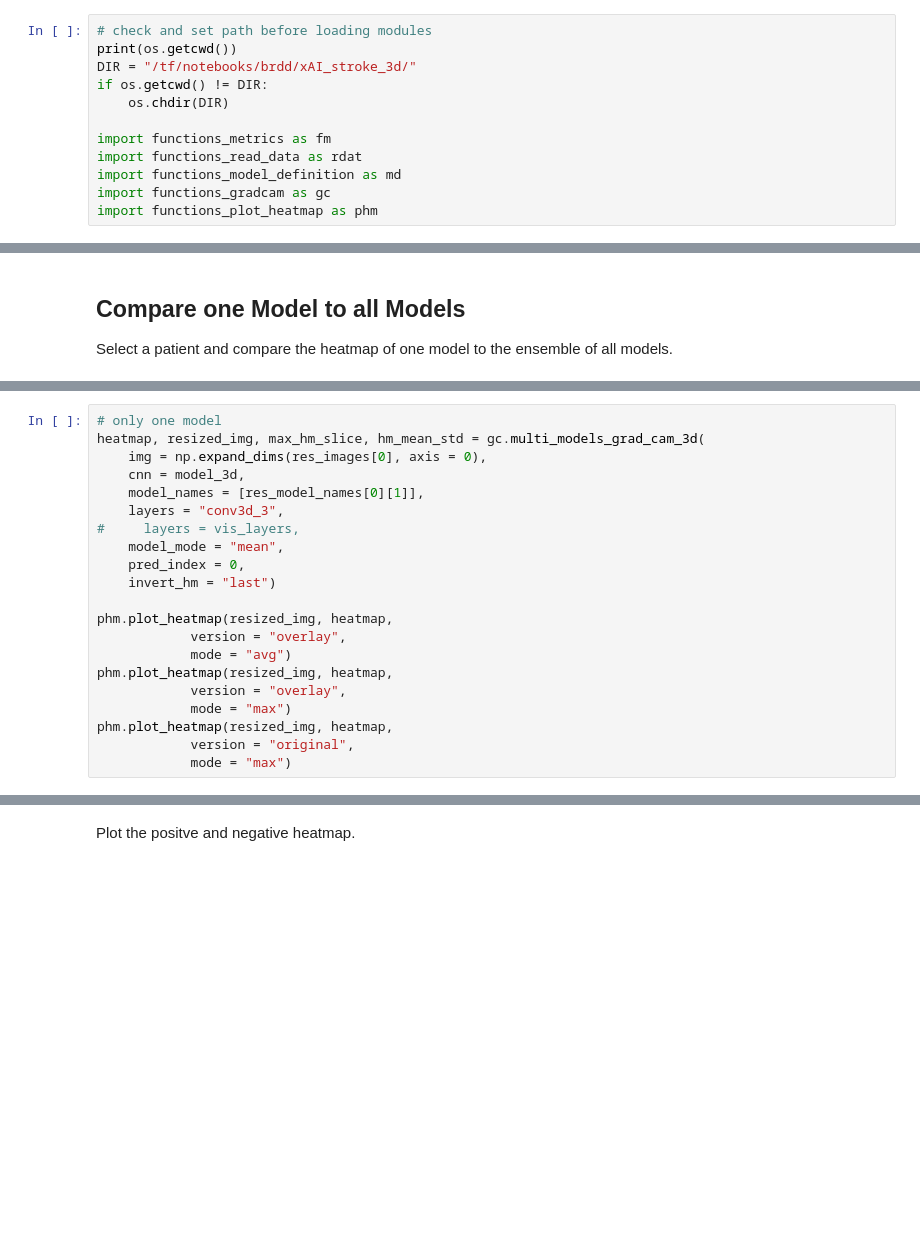
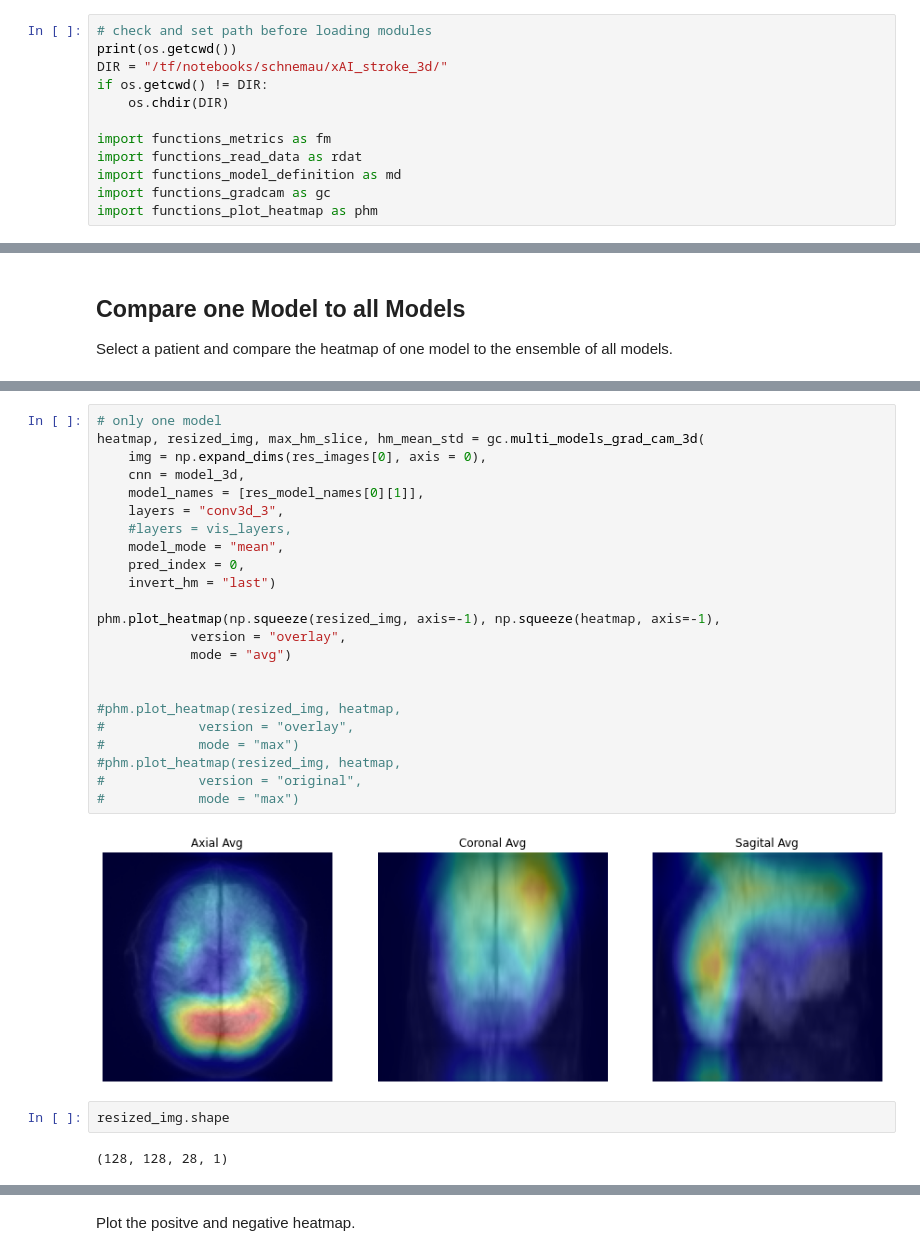
Before and after one commit to NorDar/explainable_AI, a Jupyter notebook: gradcam_all_models.ipynb, the cells around one changed output, grey strips where cells are left out. Drawn from its saved outputs; the diff is of its cells as text; blank space fills up the shorter version.

```diff
--- a/gradcam_all_models.ipynb
+++ b/gradcam_all_models.ipynb
@@ -28,7 +33,7 @@ print("TF  Version",tf.__version__)
 # %%
 # check and set path before loading modules
 print(os.getcwd())
-DIR = "/tf/notebooks/brdd/xAI_stroke_3d/"
+DIR = "/tf/notebooks/schnemau/xAI_stroke_3d/"
 if os.getcwd() != DIR:
     os.chdir(DIR)
 
@@ -110,24 +171,32 @@ vis_layers
 # %%
 # only one model
 heatmap, resized_img, max_hm_slice, hm_mean_std = gc.multi_models_grad_cam_3d(
     img = np.expand_dims(res_images[0], axis = 0),
     cnn = model_3d,
     model_names = [res_model_names[0][1]],
     layers = "conv3d_3",
-#     layers = vis_layers,
+    #layers = vis_layers,
     model_mode = "mean",
     pred_index = 0,
     invert_hm = "last")
 
-phm.plot_heatmap(resized_img, heatmap,
+phm.plot_heatmap(np.squeeze(resized_img, axis=-1), np.squeeze(heatmap, axis=-1),
             version = "overlay",
             mode = "avg")
-phm.plot_heatmap(resized_img, heatmap,
-            version = "overlay",
-            mode = "max")
-phm.plot_heatmap(resized_img, heatmap,
-            version = "original",
-            mode = "max")
+
+
+#phm.plot_heatmap(resized_img, heatmap,
+#            version = "overlay",
+#            mode = "max")
+#phm.plot_heatmap(resized_img, heatmap,
+#            version = "original",
+#            mode = "max")
+# %% [output]
+[figure, added]
+# %%
+resized_img.shape
+# %% [output]
+(128, 128, 28, 1)
 # %%
 # all models
 heatmap, resized_img, max_hm_slice, hm_mean_std = gc.multi_models_grad_cam_3d(
```
Also changed, not shown: parts of 11 cells of this notebook, 24 other files.
